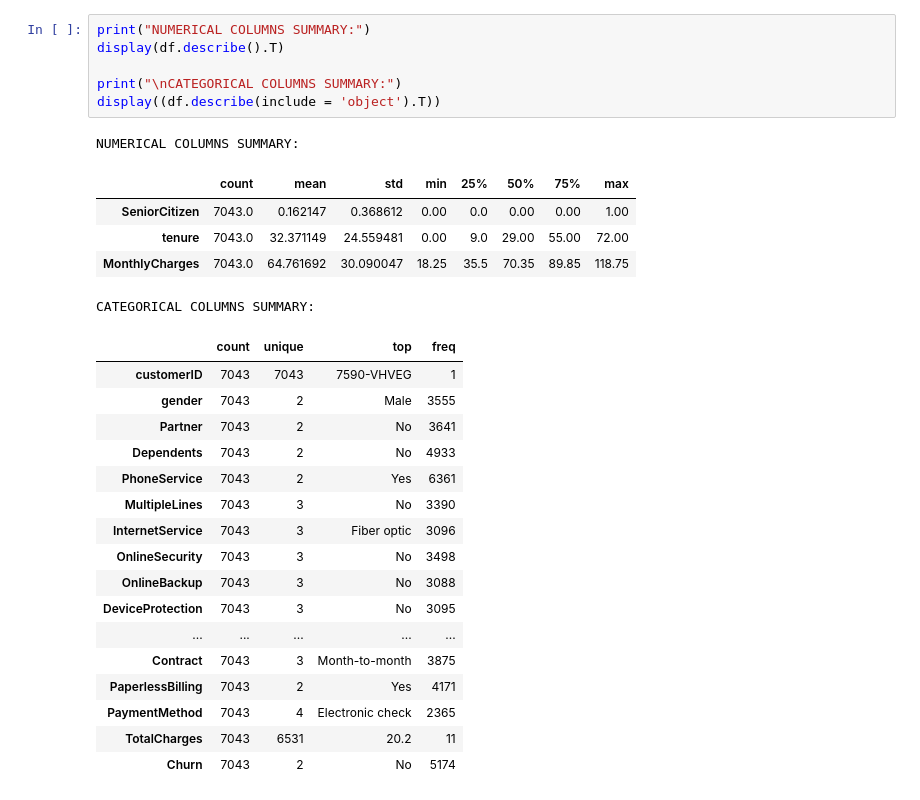
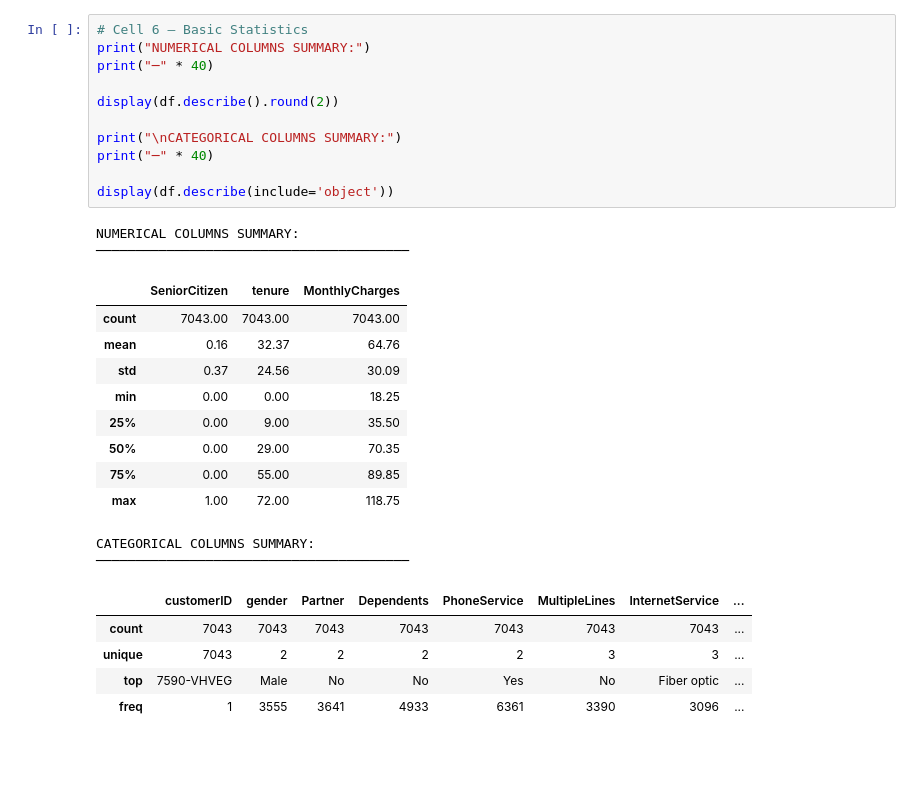
Before and after one commit to Venkatavishnuvardhanthota/customer-churn-prediction, a Jupyter notebook: notebooks/01_eda_and_modeling.ipynb, the cells around one changed output. Saved outputs shown, nothing was run; the diff lists cells and outputs as text; blank space fills up the shorter version.

```diff
--- a/notebooks/01_eda_and_modeling.ipynb
+++ b/notebooks/01_eda_and_modeling.ipynb
@@ -142,31 +191,31 @@ Total cells: 147903
 # %%
+# Cell 6 — Basic Statistics
 print("NUMERICAL COLUMNS SUMMARY:")
-display(df.describe().T)
+print("─" * 40)
+
+display(df.describe().round(2))
 
 print("\nCATEGORICAL COLUMNS SUMMARY:")
-display((df.describe(include = 'object').T))
+print("─" * 40)
+
+display(df.describe(include='object'))
 # %% [output]
 NUMERICAL COLUMNS SUMMARY:
+────────────────────────────────────────
-|  | count | mean | std | min | 25% | 50% | 75% | max |
-| SeniorCitizen | 7043.0 | 0.162147 | 0.368612 | 0.00 | 0.0 | 0.00 | 0.00 | 1.00 |
-| tenure | 7043.0 | 32.371149 | 24.559481 | 0.00 | 9.0 | 29.00 | 55.00 | 72.00 |
-| MonthlyCharges | 7043.0 | 64.761692 | 30.090047 | 18.25 | 35.5 | 70.35 | 89.85 | 118.75 |
+|  | SeniorCitizen | tenure | MonthlyCharges |
+| count | 7043.00 | 7043.00 | 7043.00 |
+| mean | 0.16 | 32.37 | 64.76 |
+| std | 0.37 | 24.56 | 30.09 |
+| min | 0.00 | 0.00 | 18.25 |
+| 25% | 0.00 | 9.00 | 35.50 |
+| 50% | 0.00 | 29.00 | 70.35 |
+| 75% | 0.00 | 55.00 | 89.85 |
+| max | 1.00 | 72.00 | 118.75 |
 CATEGORICAL COLUMNS SUMMARY:
+────────────────────────────────────────
-|  | count | unique | top | freq |
-| customerID | 7043 | 7043 | 7590-VHVEG | 1 |
-| gender | 7043 | 2 | Male | 3555 |
-| Partner | 7043 | 2 | No | 3641 |
-| Dependents | 7043 | 2 | No | 4933 |
-| PhoneService | 7043 | 2 | Yes | 6361 |
-| MultipleLines | 7043 | 3 | No | 3390 |
-| InternetService | 7043 | 3 | Fiber optic | 3096 |
-| OnlineSecurity | 7043 | 3 | No | 3498 |
-| OnlineBackup | 7043 | 3 | No | 3088 |
-| DeviceProtection | 7043 | 3 | No | 3095 |
-| ... | ... | ... | ... | ... |
-| Contract | 7043 | 3 | Month-to-month | 3875 |
-| PaperlessBilling | 7043 | 2 | Yes | 4171 |
-| PaymentMethod | 7043 | 4 | Electronic check | 2365 |
-| TotalCharges | 7043 | 6531 | 20.2 | 11 |
-| Churn | 7043 | 2 | No | 5174 |
+|  | customerID | gender | Partner | Dependents | PhoneService | MultipleLines | InternetService | ... |
+| count | 7043 | 7043 | 7043 | 7043 | 7043 | 7043 | 7043 | ... |
+| unique | 7043 | 2 | 2 | 2 | 2 | 3 | 3 | ... |
+| top | 7590-VHVEG | Male | No | No | Yes | No | Fiber optic | ... |
+| freq | 1 | 3555 | 3641 | 4933 | 6361 | 3390 | 3096 | ... |
 # %%
```
Also changed, not shown: parts of 13 cells of this notebook.
